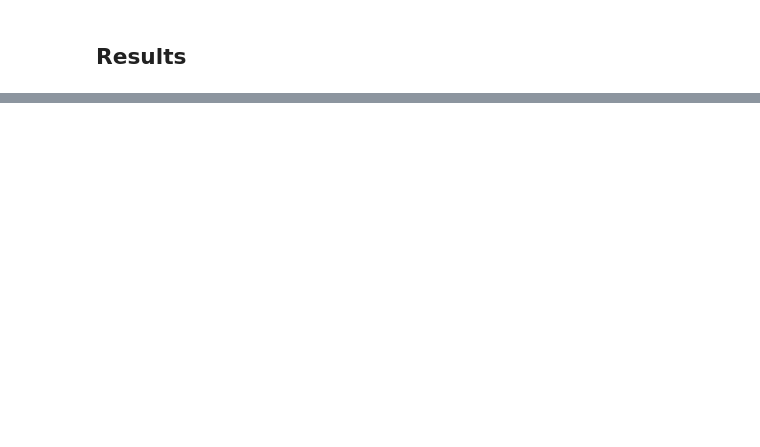
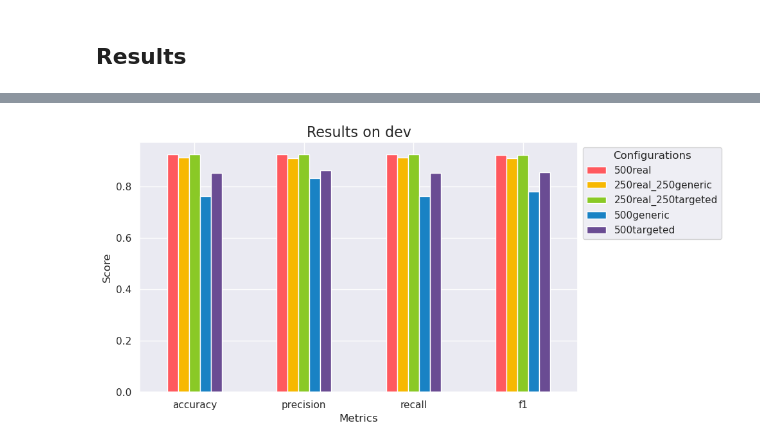
Before and after one commit to AlessandroGhiotto/thesis-nlp, a Jupyter notebook: src/agnews/run_multiclassRoBERTA_agnews.ipynb, the cells around one changed output, grey strips where cells are left out. Cells and saved outputs as stored; diff of their text form; code cells hidden in the pictures; blank space fills up the shorter version.

```diff
--- a/src/agnews/run_multiclassRoBERTA_agnews.ipynb
+++ b/src/agnews/run_multiclassRoBERTA_agnews.ipynb
@@ -184,0 +300,18 @@ display(df_results)
+# %%
+df_results = pd.read_csv("src/agnews/experiments/results_RoBERTA.csv")
+
+plot_df = df_results.set_index('method')
+colors = ['#ff595e', '#f7b801', '#8ac926', '#1982c4', '#6a4c93']
+ax = plot_df.T.plot(kind='bar', figsize=(10, 5), color=colors)
+
+plt.title('Results on dev', fontsize=16)
+plt.xlabel('Metrics')
+plt.ylabel('Score')
+plt.xticks(rotation=0)
+plt.legend(title='Configurations', bbox_to_anchor=(1, 1), loc='upper left')
+plt.grid(True)
+
+plt.tight_layout()
+plt.show()
+# %% [output]
+[figure, added]
```
Also changed, not shown: parts of 10 cells of this notebook, 10 other files.
